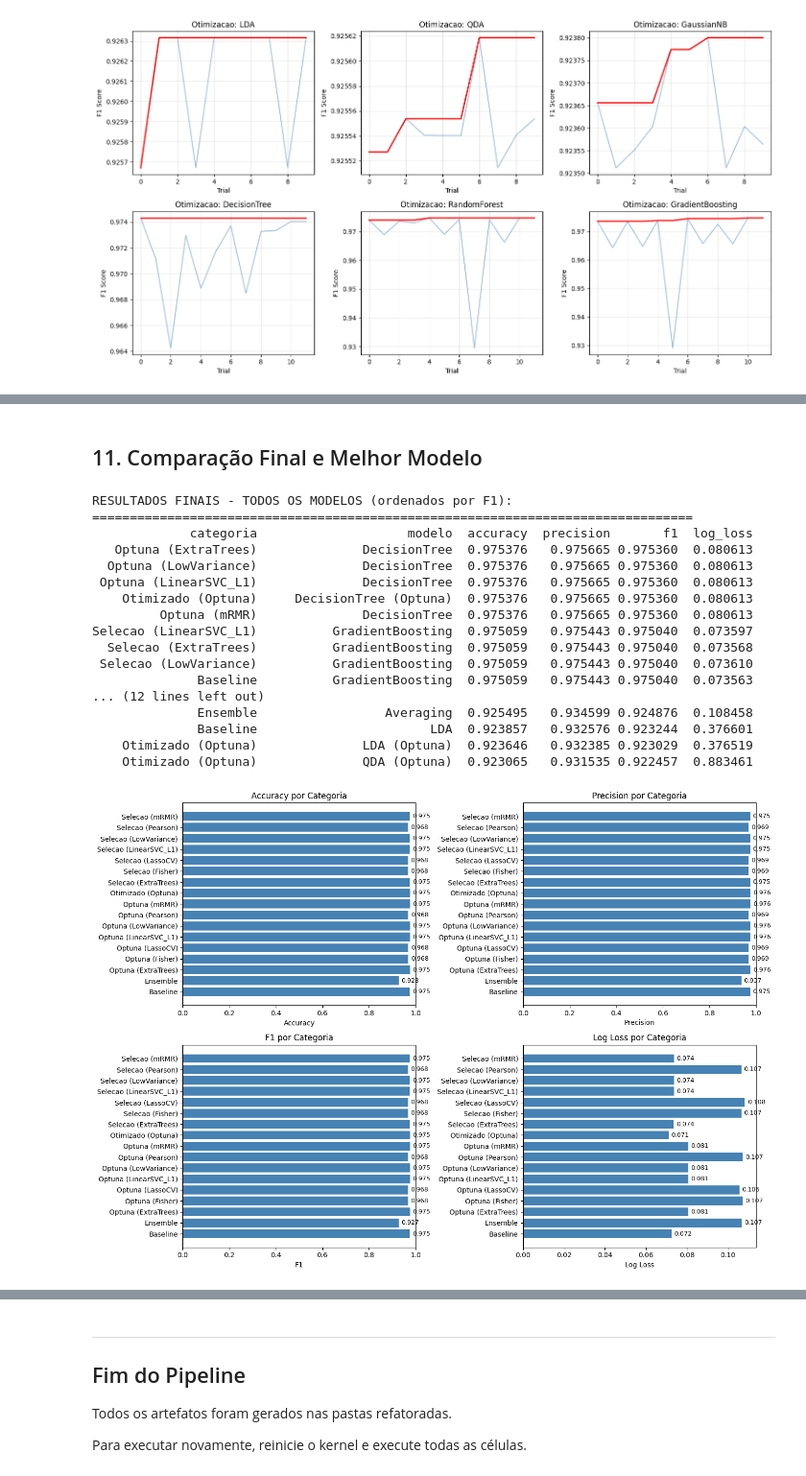
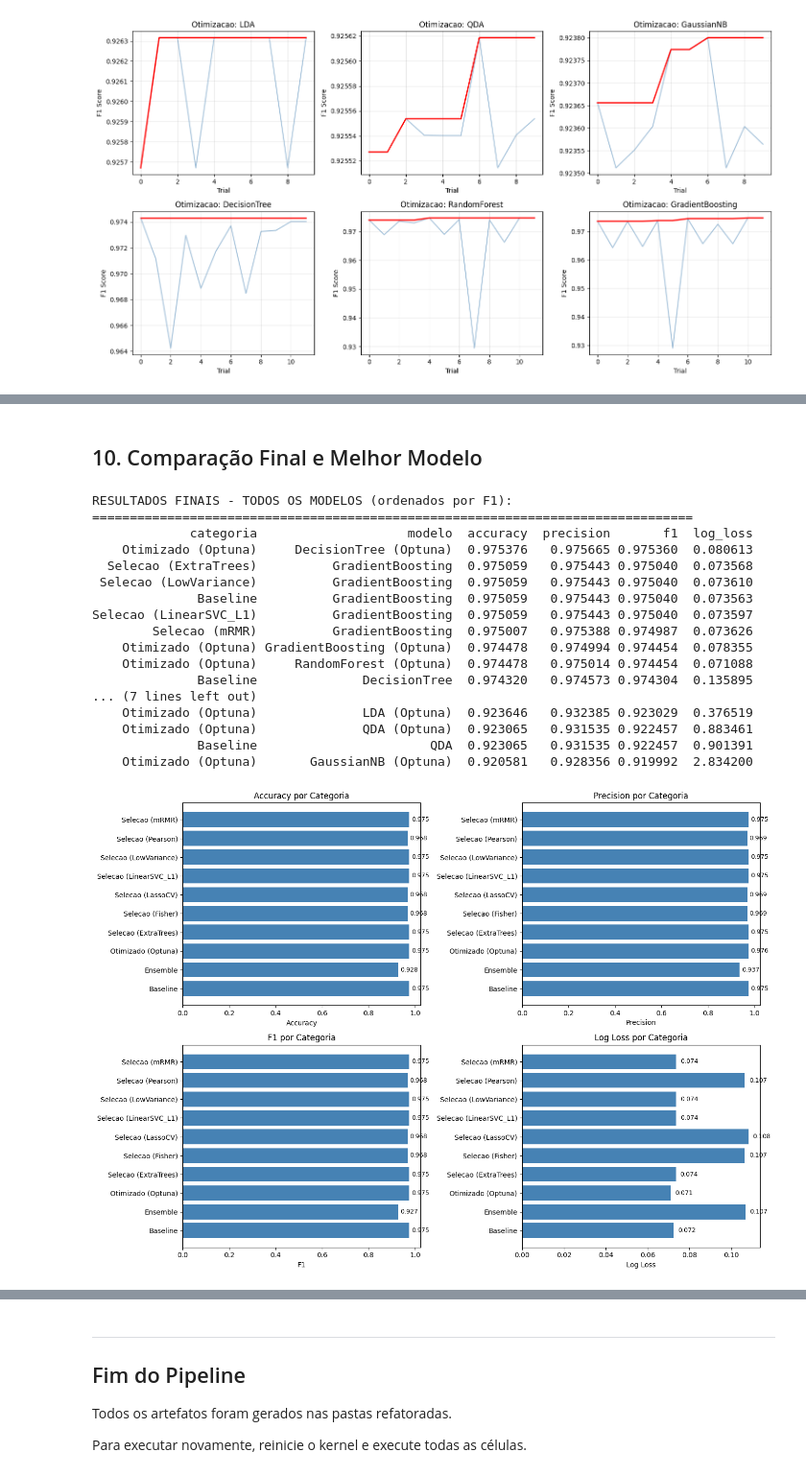
Before and after one commit to William-SWS/mqtt_under_attack, a Jupyter notebook: notebooks_refactored/01_dos_complete_pipeline.ipynb, the cells around one changed output, grey strips where cells are left out. Shown at 96% size. Drawn from its saved outputs; the diff is of its cells as text; code cells hidden in the pictures.

Commit message:
feat: optimize model hyperparameters, refactor pipelines, and generate performance reports for intrusion detection models

```diff
--- a/notebooks_refactored/01_dos_complete_pipeline.ipynb
+++ b/notebooks_refactored/01_dos_complete_pipeline.ipynb
@@ -663,8 +603,8 @@ for idx, metric in enumerate(metrics_to_plot):
     if metric != 'log_loss':
         ax.set_xlim(0, 1)
 
-    labels = [f'{val:.3f}' if np.isfinite(val) else 'N/A' for val in baseline_df[metric].values]
-    ax.bar_label(bars, labels=labels, padding=4, fontsize=9)
+    for bar, val in zip(bars, baseline_df[metric]):
+        ax.text(val + (0.01 if metric != 'log_loss' else 0.002), bar.get_y() + bar.get_height()/2, f'{val:.3f}', va='center', fontsize=9)
 
 plt.tight_layout()
 plt.savefig('../reports_refactored/baseline_comparison.png', dpi=150, bbox_inches='tight')
@@ -1109,15 +1015,6 @@ for model_name in ensemble_model_names:
         y_test=y_test,
     )
     ensemble_predictions[model_name] = result
-    append_timing_record(
-        'ensemble_base_training',
-        modelo=model_name,
-        n_features=len(consensus_features),
-        tempo_fit_sec=result['tempo_fit_sec'],
-        tempo_predict_sec=result['tempo_predict_sec'],
-        tempo_proba_sec=result['tempo_proba_sec'],
-        tempo_total_sec=result['tempo_total_sec'],
-    )
     metrics = result['metrics']
     print(
         f"  {model_name}: Acc={metrics['accuracy']:.4f}, "
@@ -1612,16 +1448,6 @@ else:
         optuna_confusion_matrices[f'{model_name} (Optuna)'] = result['confusion_matrix'].tolist()
         optuna_trained_models[model_name] = base_model
 
-        append_timing_record(
-            'optuna_global_training',
-            modelo=model_name,
-            n_features=len(consensus_features),
-            tempo_fit_sec=result['tempo_fit_sec'],
-            tempo_predict_sec=result['tempo_predict_sec'],
-            tempo_proba_sec=result['tempo_proba_sec'],
-            tempo_total_sec=result['tempo_total_sec'],
-        )
-
         print(
             f"{model_name}: Acc={metrics['accuracy']:.4f}, "
             f"Prec={metrics['precision']:.4f}, F1={metrics['f1']:.4f}, "
@@ -2072,5 +1544,5 @@ Seletor: LowVariance (12 features)
 # %% [markdown]
-## 11. Comparação Final e Melhor Modelo
+## 10. Comparação Final e Melhor Modelo
 # %%
 # Consolidar todos os resultados
 all_results = []
@@ -2112,7 +1584,7 @@ all_results.append({
     **averaging_metrics,
 })
 
-# Otimizados (global)
+# Otimizados
 for row in optuna_results:
     all_results.append({
         'categoria': 'Otimizado (Optuna)',
@@ -2123,70 +1595,61 @@ for row in optuna_results:
         'log_loss': row['log_loss'],
     })
 
-# Otimizados por seletor (melhor por seletor)
-if 'best_optuna_by_selector_df' in globals() and not best_optuna_by_selector_df.empty:
-    for row in best_optuna_by_selector_df.itertuples(index=False):
-        all_results.append({
-            'categoria': f'Optuna ({row.seletor})',
-            'modelo': row.modelo,
-            'accuracy': row.accuracy,
-            'precision': row.precision,
-            'f1': row.f1,
-            'log_loss': row.log_loss,
-        })
-
 final_results = pd.DataFrame(all_results).sort_values('f1', ascending=False)
 
-print('RESULTADOS FINAIS - TODOS OS MODELOS (ordenados por F1):')
-print('=' * 80)
-print(final_results.head(25).to_string(index=False))
+print("RESULTADOS FINAIS - TODOS OS MODELOS (ordenados por F1):")
+print("=" * 80)
+print(final_results.head(20).to_string(index=False))
 
 final_results.to_csv('../reports_refactored/final_results_all_models.csv', index=False)
 # %% [output]
 RESULTADOS FINAIS - TODOS OS MODELOS (ordenados por F1):
 ================================================================================
              categoria                    modelo  accuracy  precision       f1  log_loss
-   Optuna (ExtraTrees)              DecisionTree  0.975376   0.975665 0.975360  0.080613
-  Optuna (LowVariance)              DecisionTree  0.975376   0.975665 0.975360  0.080613
- Optuna (LinearSVC_L1)              DecisionTree  0.975376   0.975665 0.975360  0.080613
     Otimizado (Optuna)     DecisionTree (Optuna)  0.975376   0.975665 0.975360  0.080613
-         Optuna (mRMR)              DecisionTree  0.975376   0.975665 0.975360  0.080613
-Selecao (LinearSVC_L1)          GradientBoosting  0.975059   0.975443 0.975040  0.073597
   Selecao (ExtraTrees)          GradientBoosting  0.975059   0.975443 0.975040  0.073568
  Selecao (LowVariance)          GradientBoosting  0.975059   0.975443 0.975040  0.073610
               Baseline          GradientBoosting  0.975059   0.975443 0.975040  0.073563
-... (12 lines left out)
-              Ensemble                 Averaging  0.925495   0.934599 0.924876  0.108458
-              Baseline                       LDA  0.923857   0.932576 0.923244  0.376601
+Selecao (LinearSVC_L1)          GradientBoosting  0.975059   0.975443 0.975040  0.073597
+        Selecao (mRMR)          GradientBoosting  0.975007   0.975388 0.974987  0.073626
+    Otimizado (Optuna) GradientBoosting (Optuna)  0.974478   0.974994 0.974454  0.078355
+    Otimizado (Optuna)     RandomForest (Optuna)  0.974478   0.975014 0.974454  0.071088
+              Baseline              DecisionTree  0.974320   0.974573 0.974304  0.135895
+... (7 lines left out)
     Otimizado (Optuna)              LDA (Optuna)  0.923646   0.932385 0.923029  0.376519
     Otimizado (Optuna)              QDA (Optuna)  0.923065   0.931535 0.922457  0.883461
+              Baseline                       QDA  0.923065   0.931535 0.922457  0.901391
+    Otimizado (Optuna)       GaussianNB (Optuna)  0.920581   0.928356 0.919992  2.834200
 # %%
 # Visualizacao comparativa final
 fig, axes = plt.subplots(2, 2, figsize=(14, 10))
 metrics = ['accuracy', 'precision', 'f1', 'log_loss']
 
 for idx, metric in enumerate(metrics):
     ax = axes[idx // 2, idx % 2]
     if metric == 'log_loss':
         category_best = final_results.loc[final_results.groupby('categoria')[metric].idxmin()]
     else:
         category_best = final_results.loc[final_results.groupby('categoria')[metric].idxmax()]
 
     bars = ax.barh(category_best['categoria'], category_best[metric], color='steelblue')
     ax.set_xlabel(metric.replace('_', ' ').title())
-    ax.set_title(f"{metric.replace('_', ' ').title()} por Categoria")
+    ax.set_title(f'{metric.replace("_", " ").title()} por Categoria')
 
-    if metric != 'log_loss':
-        ax.set_xlim(0, 1)
-
-    labels = [f'{val:.3f}' if np.isfinite(val) else 'N/A' for val in category_best[metric].values]
-    ax.bar_label(bars, labels=labels, padding=4, fontsize=9)
+    for bar, val in zip(bars, category_best[metric]):
+        ax.text(
+            val + (0.01 if metric != 'log_loss' else 0.002),
+            bar.get_y() + bar.get_height() / 2,
+            f'{val:.3f}',
+            va='center',
+            fontsize=9,
+        )
 
 plt.tight_layout()
 plt.savefig('../reports_refactored/final_comparison.png', dpi=150, bbox_inches='tight')
 plt.show()
 # %% [output]
-[figure, old version]
+[figure, new version]
 # %%
 # Identificar o melhor modelo geral
 best_model = final_results.iloc[0]
```
Also changed, not shown: parts of 18 cells of this notebook, 17 other files.
